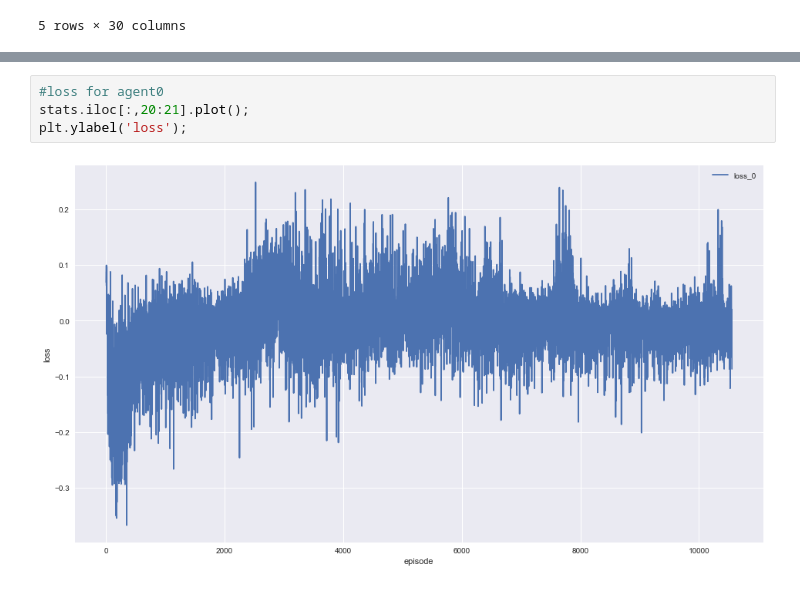
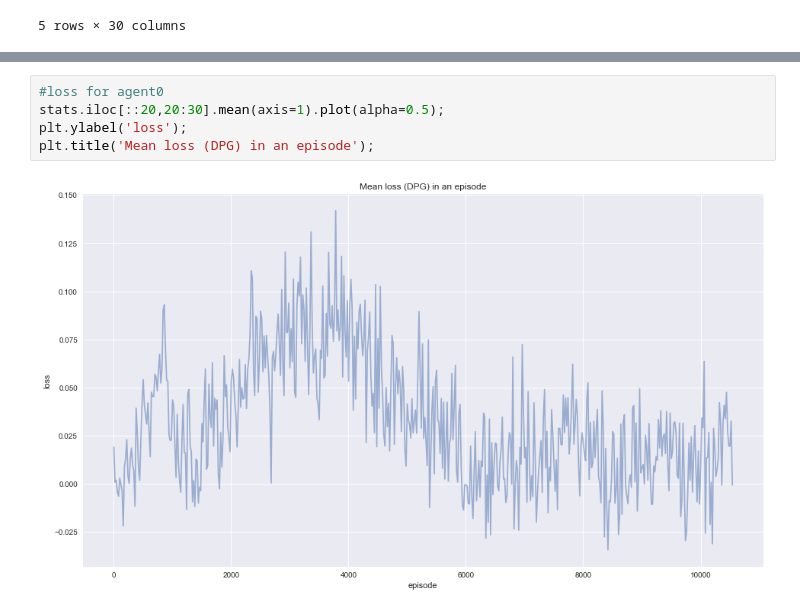
Before and after one commit to rubiruchi/traffic-optimization-with-RL, a Jupyter notebook: Data Analysis.ipynb, the cells around one changed output, grey strips where cells are left out. Drawn from its saved outputs; the diff is of its cells as text.

```diff
--- a/Data Analysis.ipynb
+++ b/Data Analysis.ipynb
@@ -47,6 +49,7 @@ plt.ylabel('reward');
 # %%
 #loss for agent0
-stats.iloc[:,20:21].plot();
+stats.iloc[::20,20:30].mean(axis=1).plot(alpha=0.5);
 plt.ylabel('loss');
+plt.title('Mean loss (DPG) in an episode');
 # %% [output]
-[figure, old version]
+[figure, new version]
```
Also changed, not shown: parts of 2 cells of this notebook, 4 other files.
